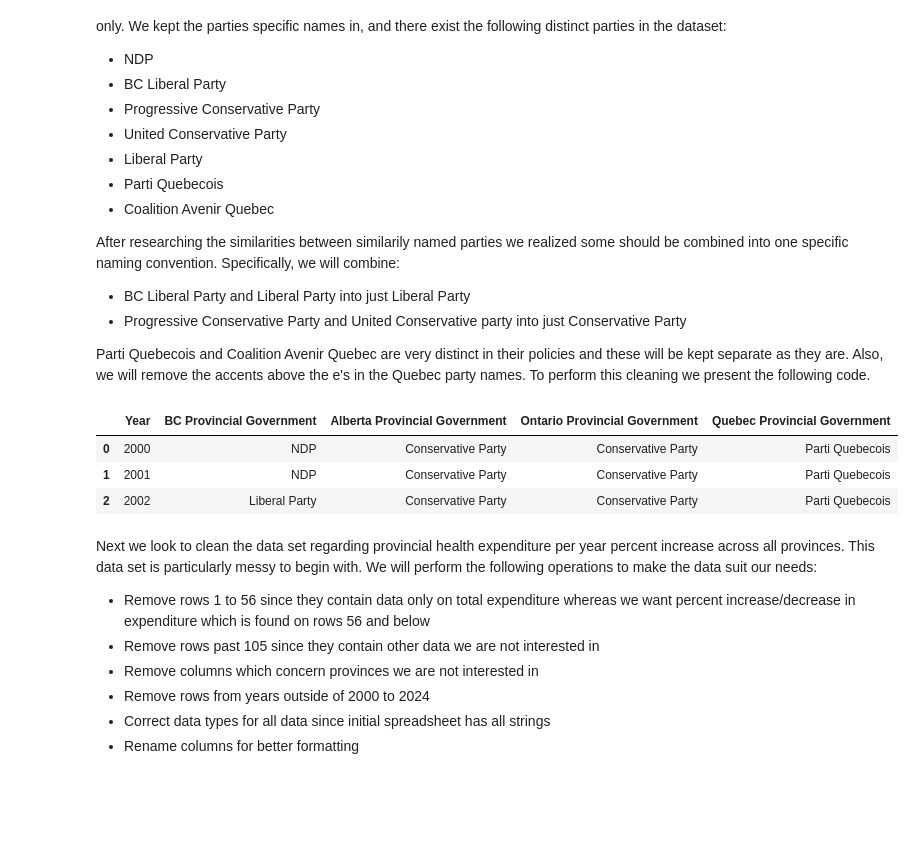
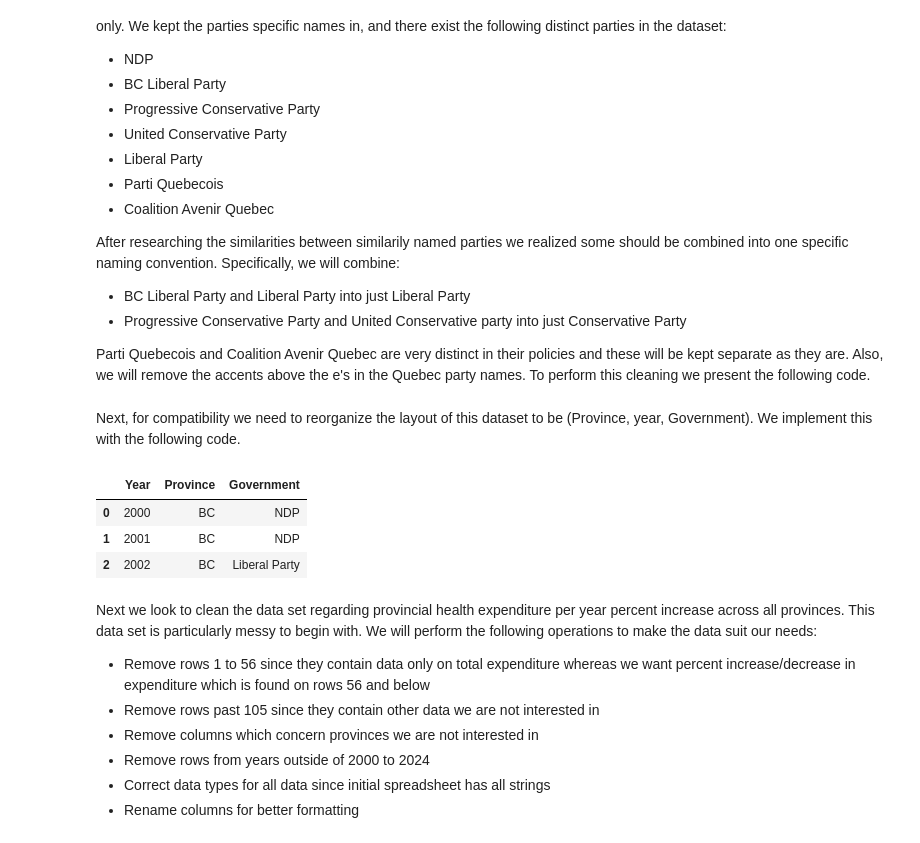
Before and after one commit to RibbitsM/368-research-proj, a Jupyter notebook: viz.ipynb, the cells around one changed output. Cells and saved outputs as stored; diff of their text form; code cells hidden in the pictures; blank space fills up the shorter version.

Commit message:
reformatted my datasets and cleaned

```diff
--- a/viz.ipynb
+++ b/viz.ipynb
@@ -73,16 +73,28 @@ replacements = {
 
 # Apply changes
 prov_df[columns_to_modify] = prov_df[columns_to_modify].replace(replacements)
-
-# Write to csv
-prov_df.to_csv('Data/Clean/provincial_governments_2000_2024.csv', index=False)
-
-prov_df.head(3)
-# %% [output]
-|  | Year | BC Provincial Government | Alberta Provincial Government | Ontario Provincial Government | Quebec Provincial Government |
-| 0 | 2000 | NDP | Conservative Party | Conservative Party | Parti Quebecois |
-| 1 | 2001 | NDP | Conservative Party | Conservative Party | Parti Quebecois |
-| 2 | 2002 | Liberal Party | Conservative Party | Conservative Party | Parti Quebecois |
+# %% [markdown]
+Next, for compatibility we need to reorganize the layout of this dataset to be (Province, year, Government). We implement this with the following code.
+# %%
+# Pivot the dataframe to suggested format
+df_long = pd.melt(prov_df,
+                  id_vars=['Year'],
+                  var_name='Province',
+                  value_name='Government')
+
+# Clean up column names
+df_long['Province'] = df_long['Province'].str.replace(' Provincial Government', '')
+
+# Write to csv
+df_long.to_csv('Data/Clean/provincial_governments_2000_2024.csv', index=False)
+
+# Display cleaned and formatted data
+df_long.head(3)
+# %% [output]
+|  | Year | Province | Government |
+| 0 | 2000 | BC | NDP |
+| 1 | 2001 | BC | NDP |
+| 2 | 2002 | BC | Liberal Party |
 # %% [markdown]
 Next we look to clean the data set regarding provincial health expenditure per year percent increase across all provinces. This data set is particularly messy to begin with. We will perform the following operations to make the data suit our needs:
 
```
Also changed, not shown: parts of 11 cells of this notebook, 2 other files.
